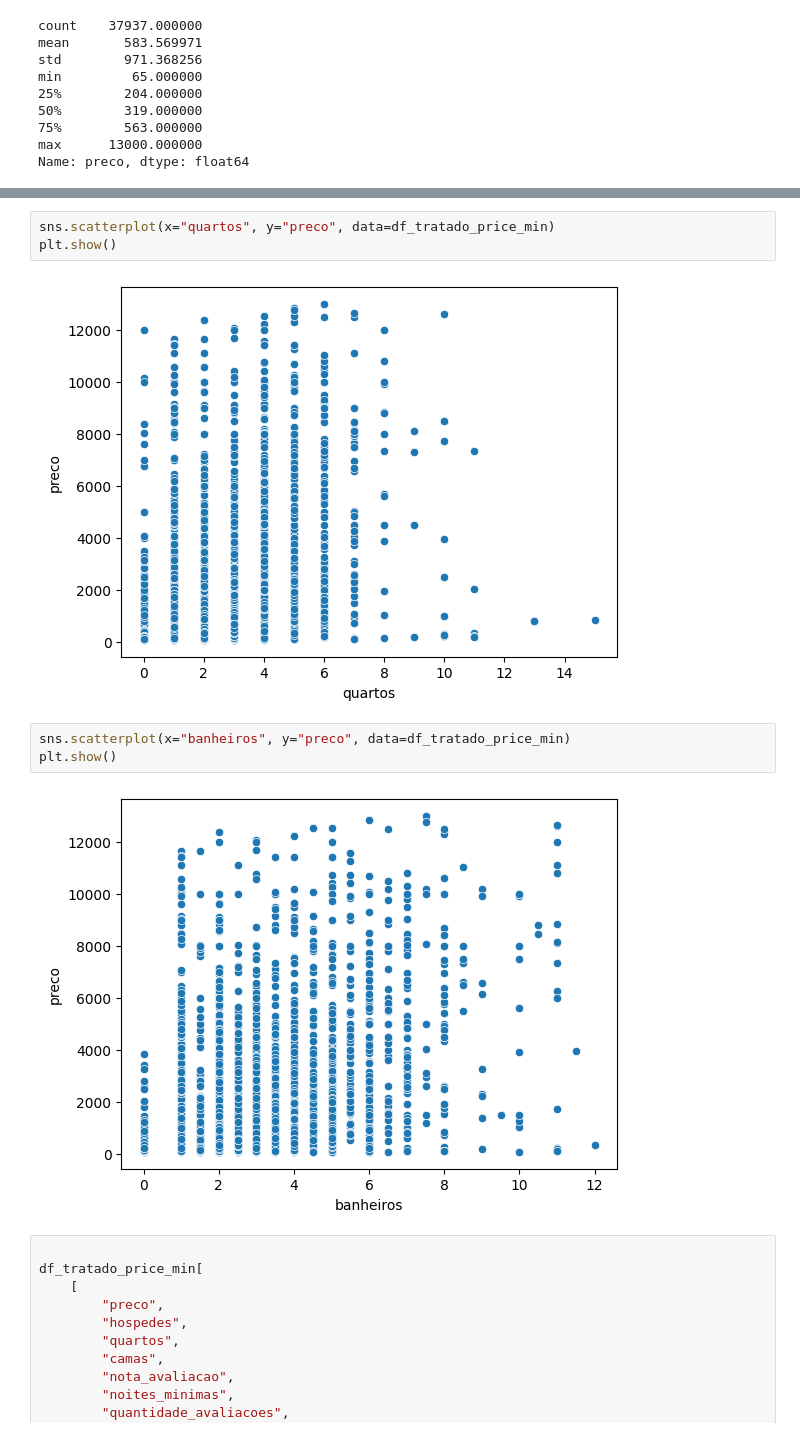
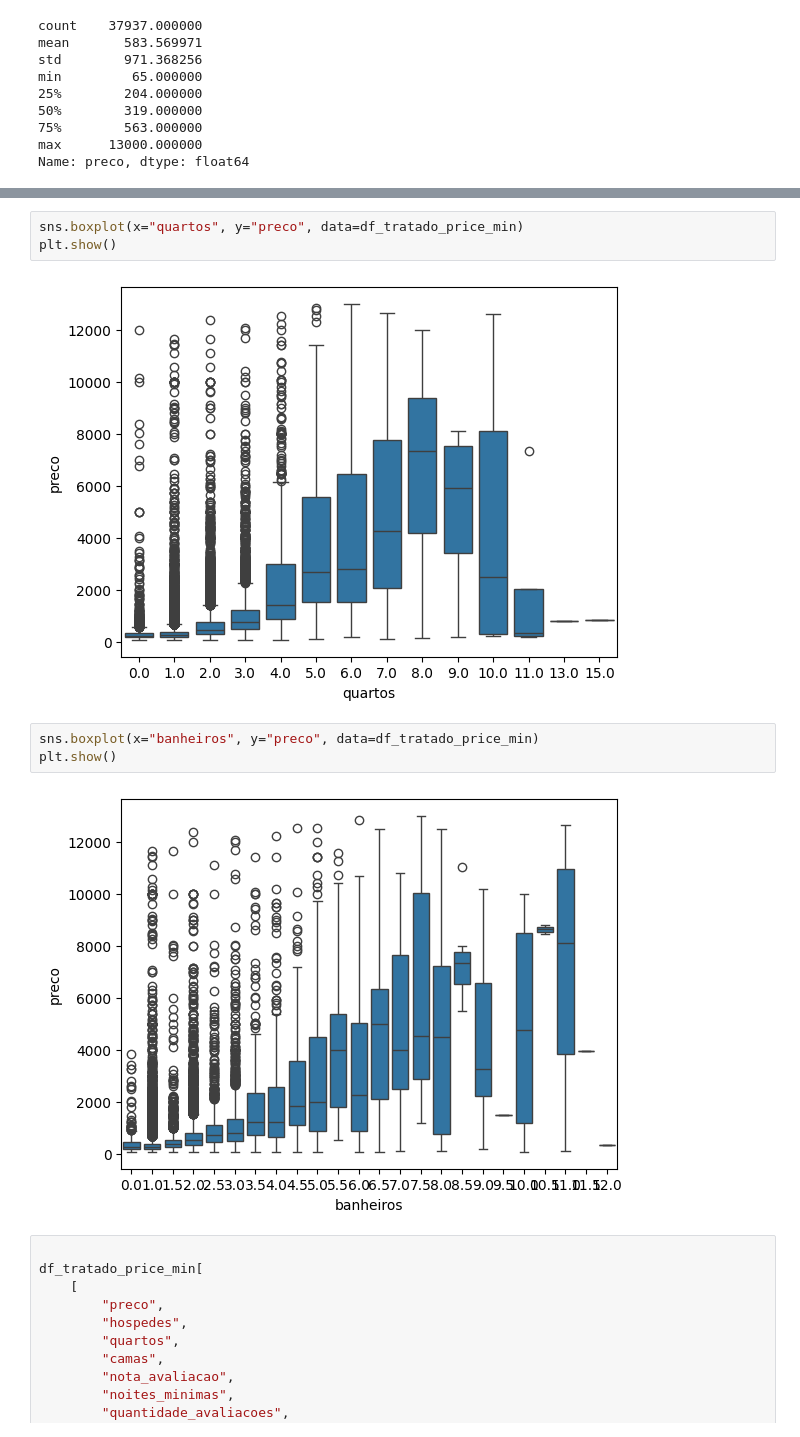
Before and after one commit to anacamorims/projeto-academy, a Jupyter notebook: eda.ipynb, the cells around one changed output, grey strips where cells are left out. Drawn from its saved outputs; the diff is of its cells as text.

```diff
--- a/eda.ipynb
+++ b/eda.ipynb
@@ -185,13 +185,13 @@ plt.show()
 # %%
-sns.scatterplot(x="quartos", y="preco", data=df_tratado_price_min)
+sns.boxplot(x="quartos", y="preco", data=df_tratado_price_min)
 plt.show()
 # %% [output]
-[figure, old version]
+[figure, new version]
 # %%
-sns.scatterplot(x="banheiros", y="preco", data=df_tratado_price_min)
+sns.boxplot(x="banheiros", y="preco", data=df_tratado_price_min)
 plt.show()
 # %% [output]
-[figure, old version]
+[figure, new version]
 # %%
 
 df_tratado_price_min[
```
Also changed, not shown: parts of 32 cells of this notebook.
